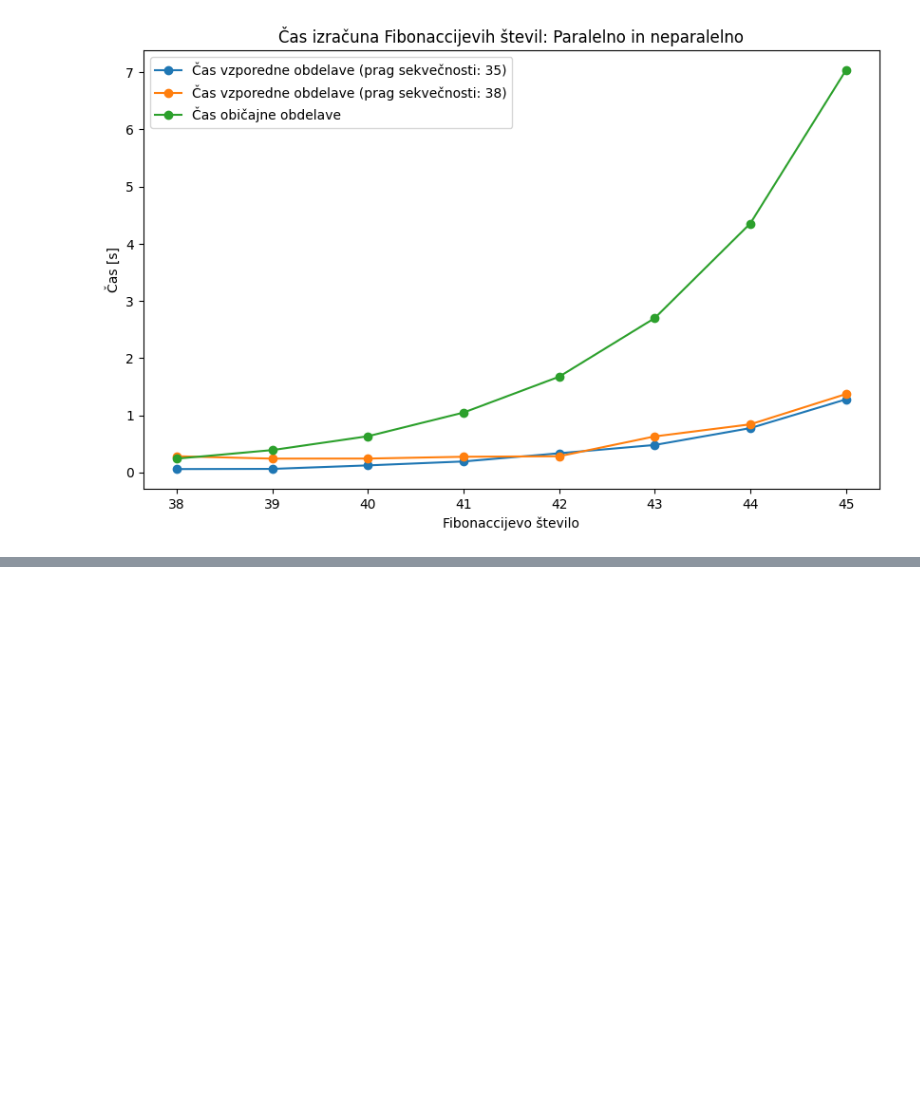
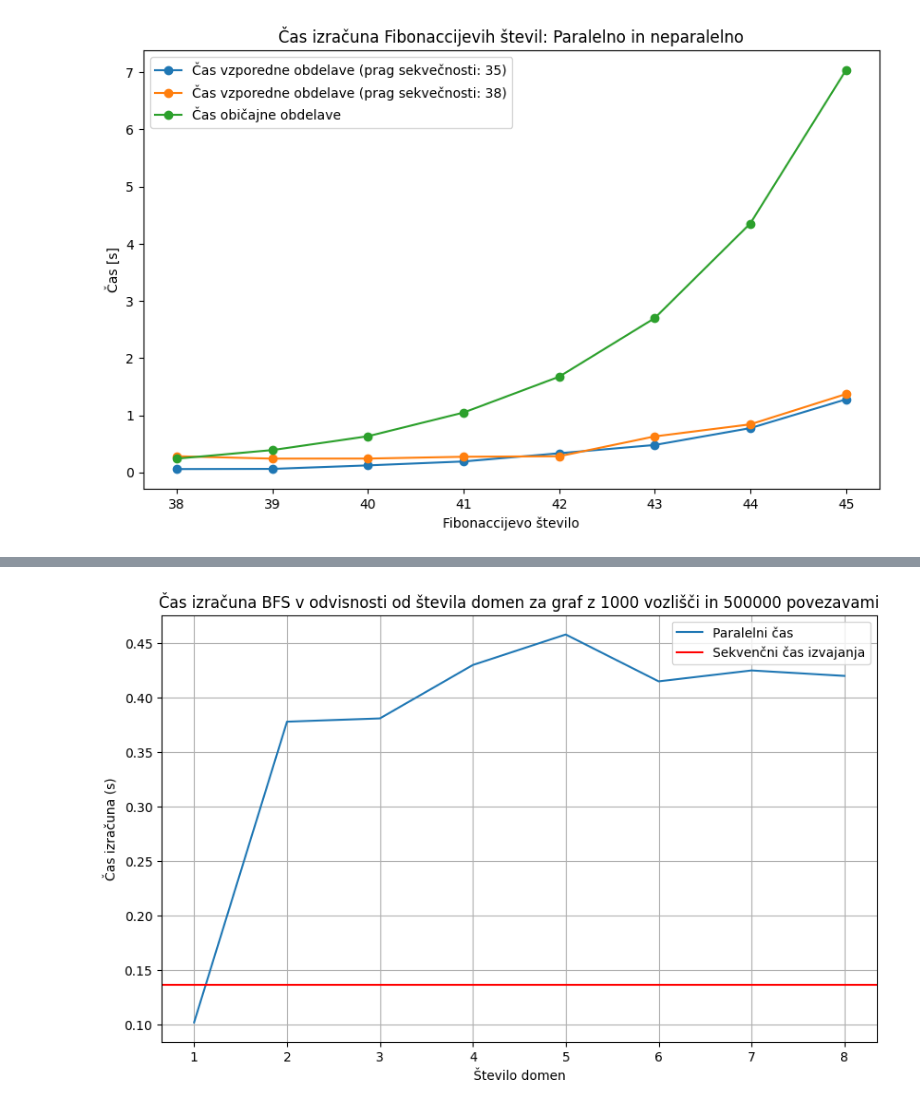
Before and after one commit to tjazerzen/Avtomatska-paralelizacija-v-OCamlu, a Jupyter notebook: playground/graph/computation_time_analysis/computation_time_analysis.ipynb, the cells around one changed output, grey strips where cells are left out. Drawn from its saved outputs; the diff is of its cells as text; code cells hidden in the pictures; blank space fills up the shorter version.

```diff
--- a/playground/graph/computation_time_analysis/computation_time_analysis.ipynb
+++ b/playground/graph/computation_time_analysis/computation_time_analysis.ipynb
@@ -81,0 +125,3 @@ plt.show()
+# %%
+df_bfs_par_domains = pd.read_csv('bfs_par_domains.csv')
+df_bfs_par_domains
@@ -81,0 +138,21 @@ plt.show()
+# %%
+plt.figure(figsize=(10, 6))
+
+# Plotting the computation time as a function of num_domains
+plt.plot(df_bfs_par_domains['num_domains'], df_bfs_par_domains['time'], label='Paralelni čas')
+
+# Adding a horizontal line for the sequential execution time
+plt.axhline(y=0.136175, color='r', linestyle='-', label='Sekvenčni čas izvajanja')
+
+plt.xlabel('Število domen')
+plt.ylabel('Čas izračuna (s)')
+plt.title('Čas izračuna BFS v odvisnosti od števila domen za graf z 1000 vozlišči in 500000 povezavami')
+
+plt.legend()
+plt.grid(True)
+
+plt.savefig('bfs_v_odvisnosti_od_stevila_domen.jpg')
+
+plt.show()
+# %% [output]
+[figure, added]
```
Also changed, not shown: parts of 6 cells of this notebook, 8 other files.
